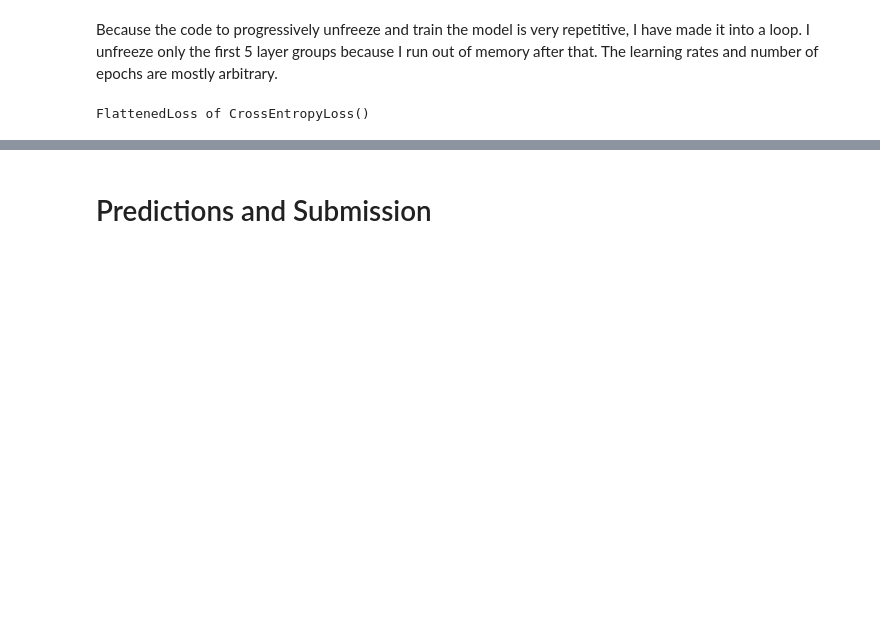
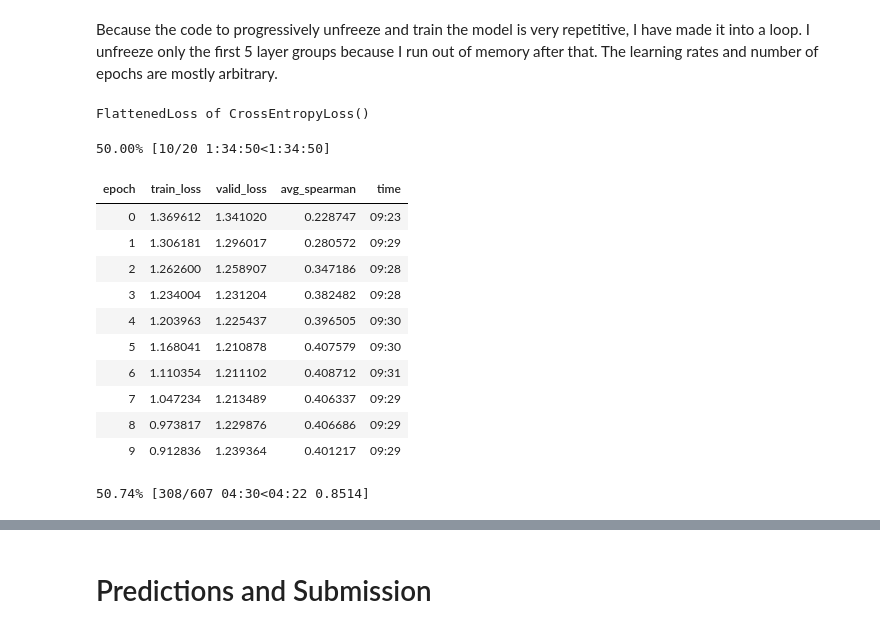
Before and after one commit to mrdbarros/gquest_nbdev, a Jupyter notebook: fastai_v1_transformers-BWW.ipynb, the cells around one changed output, grey strips where cells are left out. Drawn from its saved outputs; the diff is of its cells as text; code cells hidden in the pictures; blank space fills up the shorter version.

```diff
--- a/fastai_v1_transformers-BWW.ipynb
+++ b/fastai_v1_transformers-BWW.ipynb
@@ -407,8 +405,8 @@ class TextList_Multi(TextList):
 # %%
 sd = (TextList_Multi.from_df(train, cols=['question_title_body','answer'],
                  processor=transformer_processor)
+                .split_subsets(train_size=0.8,valid_size=0.2)
                 #.split_by_rand_pct(0.1,seed=seed)
-                .split_by_rand_pct(0.1,seed=seed)
                  .label_from_df(cols=labels,label_cls=MultiCategoryList))
 # %% [output]
 [interactive output not drawn]
@@ -461,18 +459,26 @@ class CustomTransformerModel(nn.Module):
         super(CustomTransformerModel,self).__init__()
         self.transformer_q = transformer_model_q
         self.transformer_a = transformer_model_a
-        self.classifier = torch.nn.Linear(400,200)
+        self.classifier = torch.nn.Linear(1536,200)
+        self.dropout = torch.nn.Dropout(0.1)
 
     def forward(self, inputs):
-        pdb.set_trace()
-        q_id=inputs[0]
-        logits_q = self.transformer_q(q_id,
-                                attention_mask = q_mask, token_type_ids=q_atn)[0]
-        logits_a = self.transformer_a(a_id,
-                                attention_mask = a_mask, token_type_ids=a_atn)[0]
-        q=torch.nn.AdaptiveAvgPool1d(logits_q.shape[1])
-        a=torch.nn.AdaptiveAvgPool1d(logits_a.shape[1])
-        output=torch.cat((q, a), dim=1)
+        #pdb.set_trace()
+
+        q_id=inputs[:,0,0,:]
+        q_mask=inputs[:,0,1,:]
+        q_atn=inputs[:,0,2,:]
+
+        a_id=inputs[:,1,0,:]
+        a_mask=inputs[:,1,1,:]
+        a_atn=inputs[:,1,2,:]
+
+        logits_q = torch.mean(self.transformer_q(q_id,
+                                attention_mask = q_mask, token_type_ids=q_atn)[0] ,dim=1)
+        logits_a = torch.mean(self.transformer_a(a_id,
+                                attention_mask = a_mask, token_type_ids=a_atn)[0],dim=1)
+
+        output=self.dropout(torch.cat((logits_q, logits_a), dim=1))
         logits = self.classifier(output)
         return logits
 # %% [markdown]
@@ -486,11 +492,13 @@ config = config_class.from_pretrained(MODEL_ROOT,num_labels=200)
 config.use_bfloat16 = use_fp16
 # %%
 if download_model:
-    transformer_model = model_class.from_pretrained(pretrained_model_name, config = config)
-    transformer_model.save_pretrained(MODEL_ROOT)
+    transformer_model_q = model_class.from_pretrained(pretrained_model_name, config = config)
+    transformer_model_a = model_class.from_pretrained(pretrained_model_name, config = config)
+    #transformer_model.save_pretrained(MODEL_ROOT)
 # %%
-transformer_model_q = model_class.from_pretrained(MODEL_ROOT, config = config)
-transformer_model_a = model_class.from_pretrained(MODEL_ROOT, config = config)
+if not download_model:
+    transformer_model_q = model_class.from_pretrained(MODEL_ROOT, config = config)
+    transformer_model_a = model_class.from_pretrained(MODEL_ROOT, config = config)
 custom_transformer_model = CustomTransformerModel(transformer_model_q = transformer_model_q,transformer_model_a=transformer_model_a)
 # %% [markdown]
 ### Adding the evaluation metric
@@ -768,3 +764,21 @@ def model_unfreezing_and_training():
         learner.fit_one_cycle(epochs[layer],
                               max_lr=slice(learning_rates[layer]*0.95**num_groups, learning_rates[layer]),
                               moms=(0.8, 0.9))
+# %%
+learner.fit_one_cycle(20,
+                              max_lr=1e-5,
+                              moms=(0.8, 0.9))
+# %% [output]
+50.00% [10/20 1:34:50<1:34:50]
+| epoch | train_loss | valid_loss | avg_spearman | time |
+| 0 | 1.369612 | 1.341020 | 0.228747 | 09:23 |
+| 1 | 1.306181 | 1.296017 | 0.280572 | 09:29 |
+| 2 | 1.262600 | 1.258907 | 0.347186 | 09:28 |
+| 3 | 1.234004 | 1.231204 | 0.382482 | 09:28 |
+| 4 | 1.203963 | 1.225437 | 0.396505 | 09:30 |
+| 5 | 1.168041 | 1.210878 | 0.407579 | 09:30 |
+| 6 | 1.110354 | 1.211102 | 0.408712 | 09:31 |
+| 7 | 1.047234 | 1.213489 | 0.406337 | 09:29 |
+| 8 | 0.973817 | 1.229876 | 0.406686 | 09:29 |
+| 9 | 0.912836 | 1.239364 | 0.401217 | 09:29 |
+50.74% [308/607 04:30<04:22 0.8514]
```
Also changed, not shown: parts of 21 cells of this notebook.
